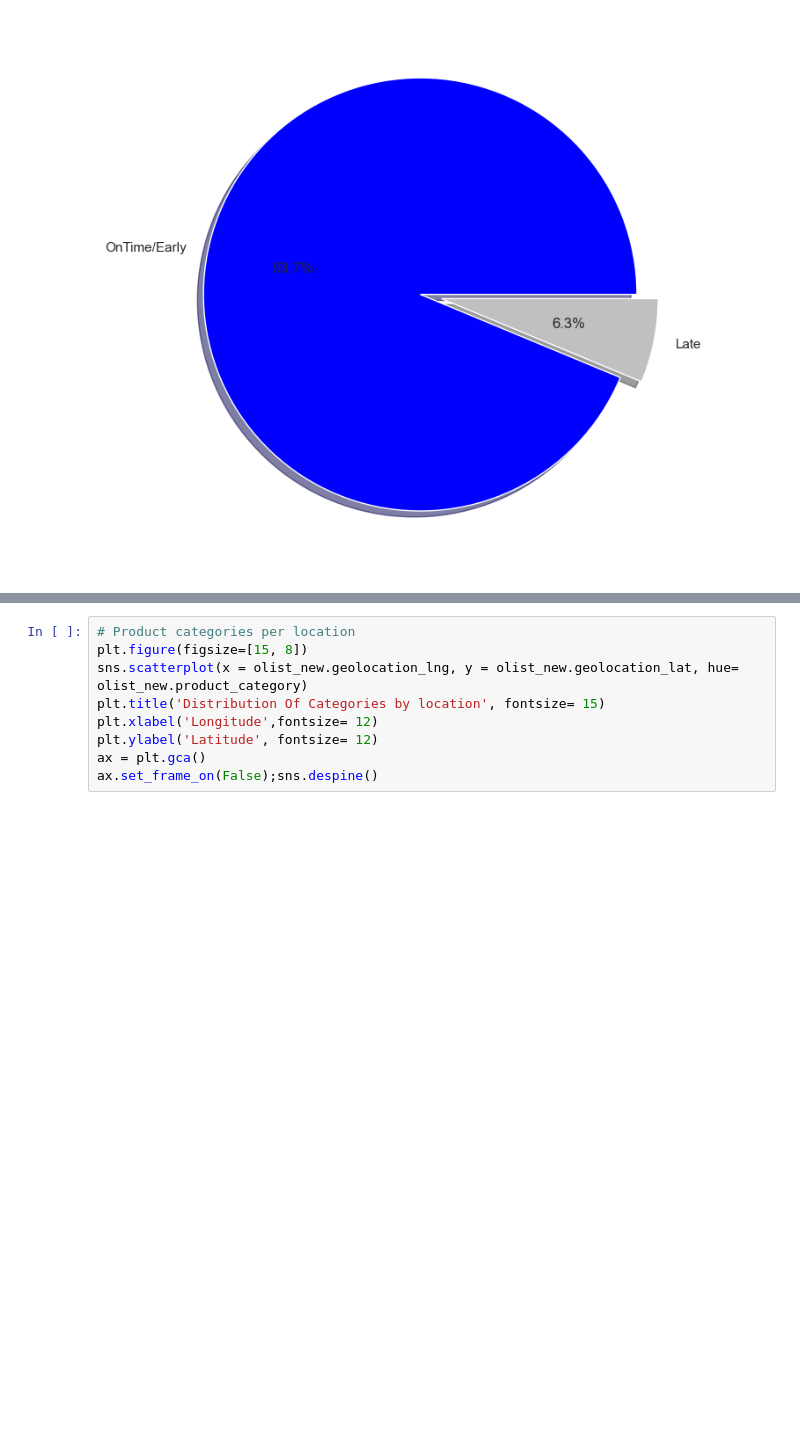
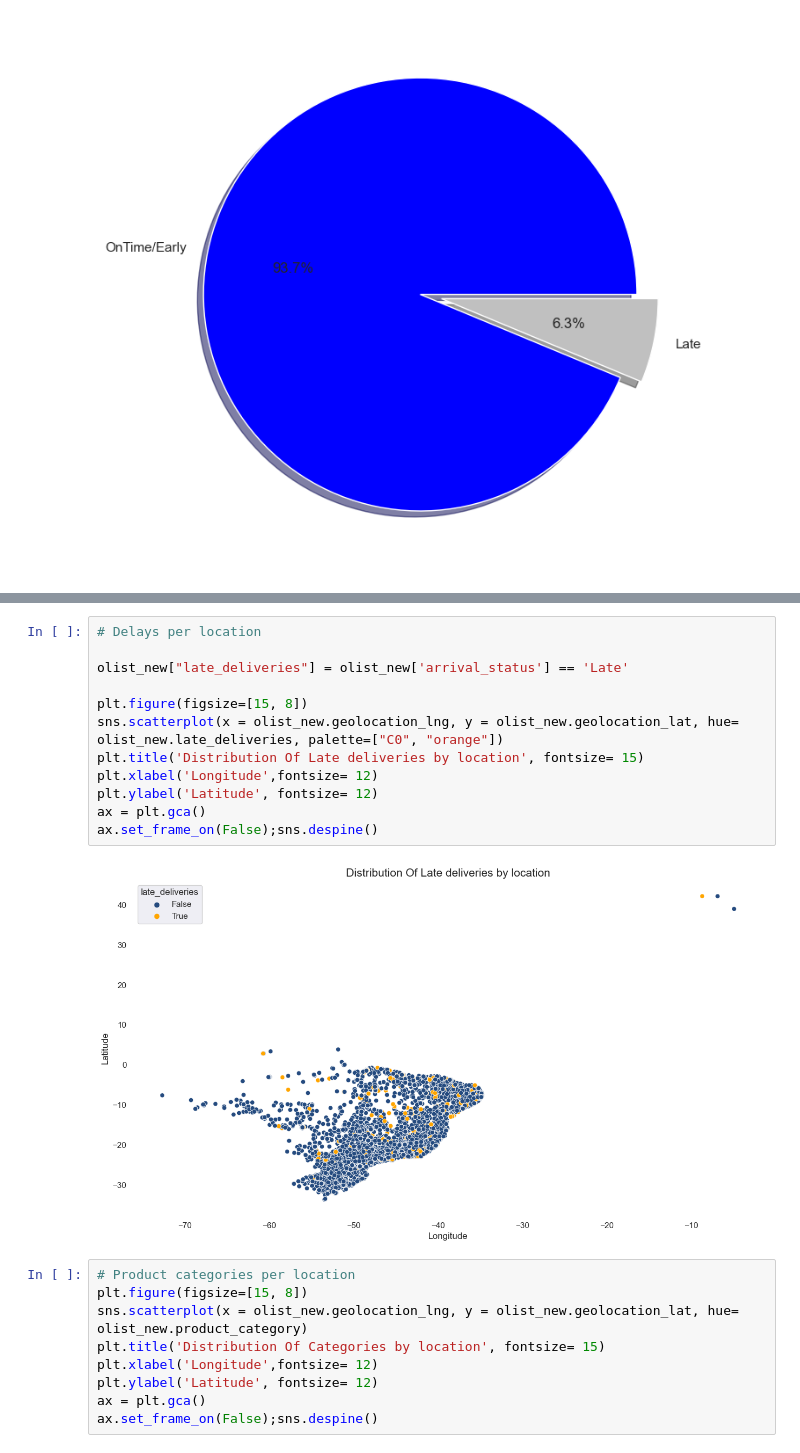
Before and after one commit to SamTerstappen99/MachineLearning-Group6, a Jupyter notebook: Sam General Analysis .ipynb, the cells around one changed output, grey strips where cells are left out. Drawn from its saved outputs; the diff is of its cells as text; blank space fills up the shorter version.

Commit message:
Added the missing stuff & fixed the late location plot

```diff
--- a/Sam General Analysis .ipynb
+++ b/Sam General Analysis .ipynb
@@ -243,3 +277,17 @@ plt.pie(Values, explode=(0.05, 0.05), labels= ['OnTime/Early', 'Late'], autopct=
+# %%
+# Delays per location
+
+olist_new["late_deliveries"] = olist_new['arrival_status'] == 'Late'
+
+plt.figure(figsize=[15, 8])
+sns.scatterplot(x = olist_new.geolocation_lng, y = olist_new.geolocation_lat, hue= olist_new.late_deliveries, palette=["C0", "orange"])
+plt.title('Distribution Of Late deliveries by location', fontsize= 15)
+plt.xlabel('Longitude',fontsize= 12)
+plt.ylabel('Latitude', fontsize= 12)
+ax = plt.gca()
+ax.set_frame_on(False);sns.despine()
+# %% [output]
+[figure, added]
 # %%
 # Product categories per location
 plt.figure(figsize=[15, 8])
```
Also changed, not shown: parts of 3 cells of this notebook.
